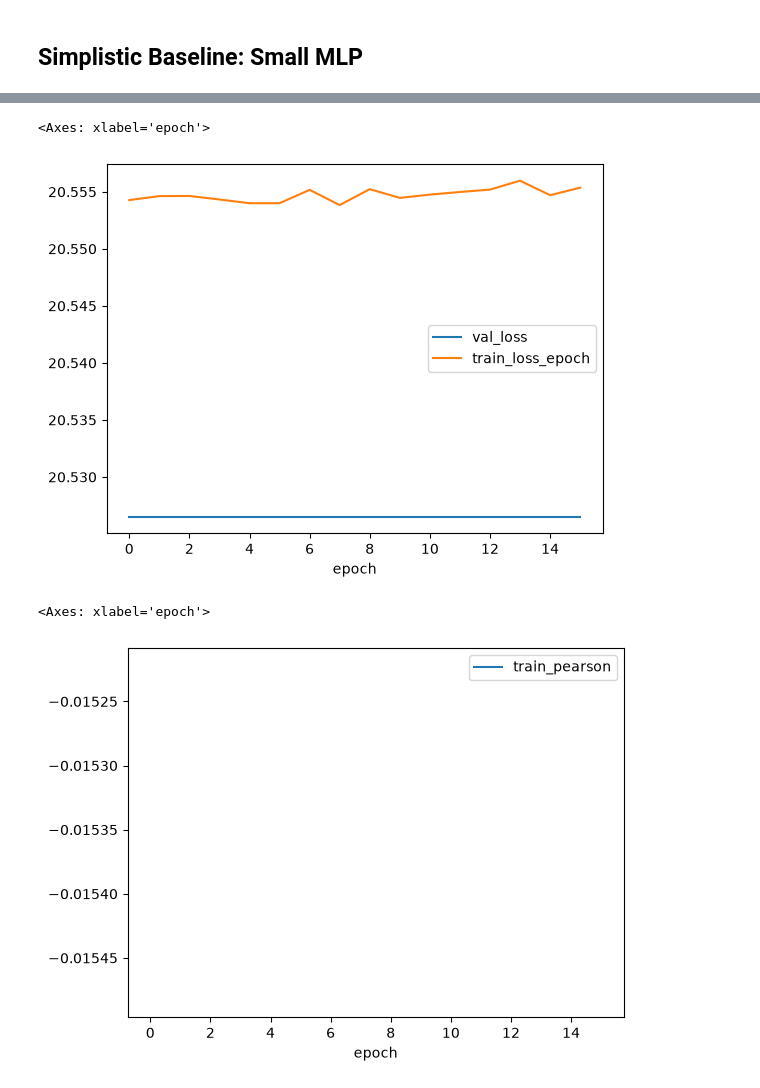
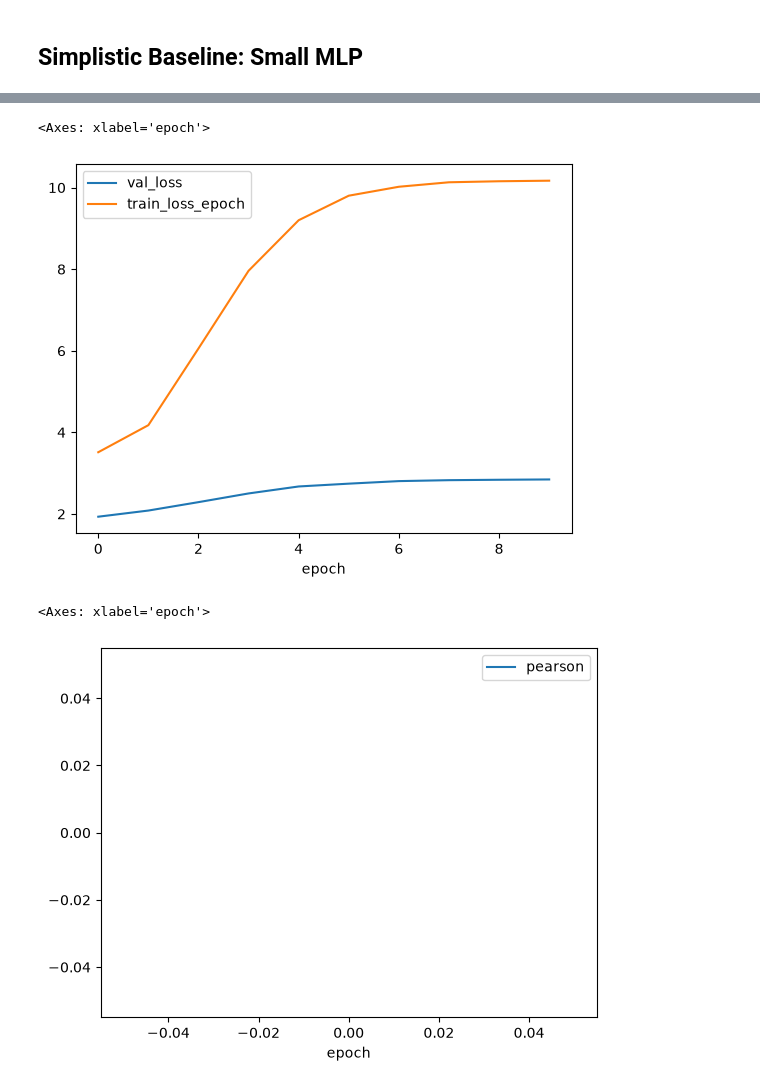
Before and after one commit to NTBiotech/scMLCourse, a Jupyter notebook: notebooks/task_3_perturbation.ipynb, the cells around one changed output, grey strips where cells are left out. Saved outputs shown, nothing was run; the diff lists cells and outputs as text; code cells hidden in the pictures.

Commit message:
improved cvae model

```diff
--- a/notebooks/task_3_perturbation.ipynb
+++ b/notebooks/task_3_perturbation.ipynb
@@ -67,4 +158,4 @@ TPU available: False, using: 0 TPU cores
 # %%
-logs = pd.read_csv(log_dir/"pert_regressor/version_3/metrics.csv")
+logs = pd.read_csv(log_dir/"cvae/version_1/metrics.csv")
 logs
 # %% [output]
@@ -85,9 +191,9 @@ logs
 logs.loc[~(logs["train_loss_epoch"].isna()&logs["val_loss"].isna())].groupby("epoch")[["val_loss", "train_loss_epoch"]].agg(lambda x: x[~x.isna()].iloc[0]).plot()
 # %% [output]
 <Axes: xlabel='epoch'>
-[figure, old version]
+[figure, new version]
 # %%
-logs.loc[~(logs["train_loss_epoch"].isna()&logs["val_loss"].isna())].plot("epoch", "train_pearson")
+logs.loc[~(logs["test_loss"].isna()&logs["pearson"].isna())].plot("epoch", "pearson")
 # %% [output]
 <Axes: xlabel='epoch'>
-[figure, old version]
+[figure, new version]
```
Also changed, not shown: parts of 12 cells of this notebook, 1 other file.
